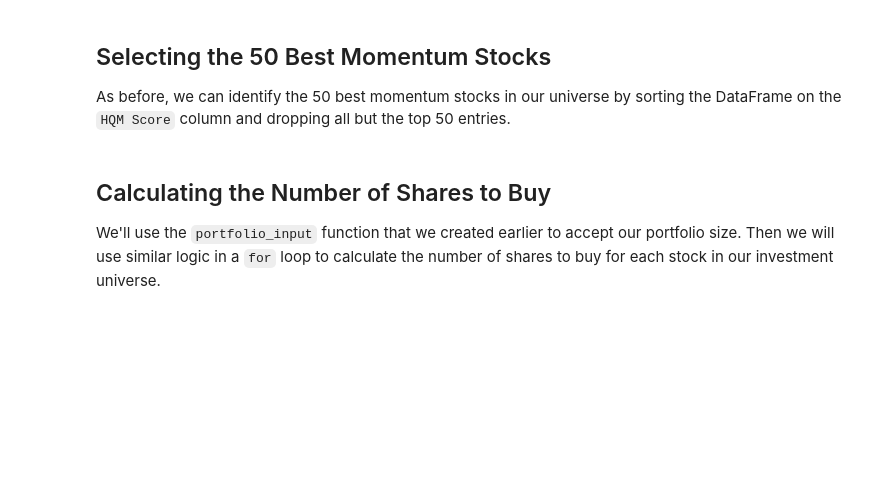
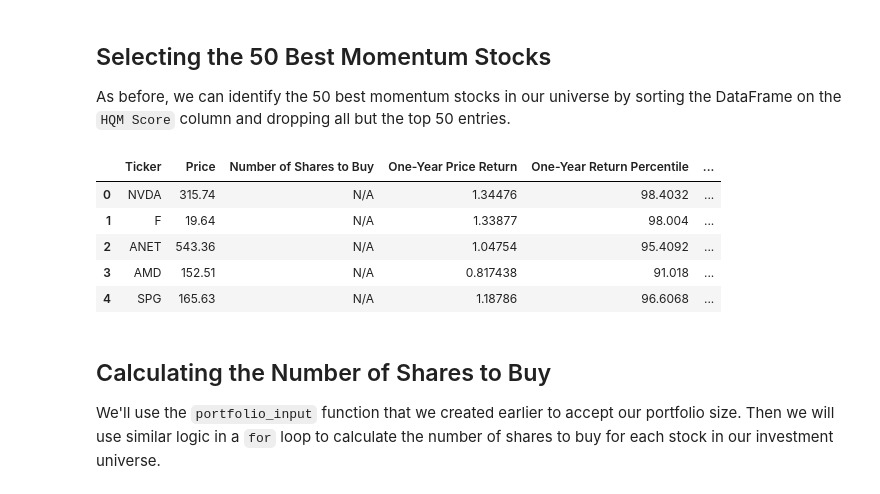
Before and after one commit to gyalpodongo/algorithmic_trading_python, a Jupyter notebook: 002_quantitative_momentum_strategy.ipynb, the cells around one changed output. Drawn from its saved outputs; the diff is of its cells as text; code cells hidden in the pictures; blank space fills up the shorter version.

```diff
--- a/002_quantitative_momentum_strategy.ipynb
+++ b/002_quantitative_momentum_strategy.ipynb
@@ -242,6 +307,18 @@ To calculate arithmetic mean, we will use the `mean` function from Python's buil
 ## Selecting the 50 Best Momentum Stocks
 
 As before, we can identify the 50 best momentum stocks in our universe by sorting the DataFrame on the `HQM Score` column and dropping all but the top 50 entries.
+# %%
+hqm_dataframe.sort_values('HQM Score', ascending = False, inplace=True)
+hqm_dataframe = hqm_dataframe[:50]
+hqm_dataframe.reset_index(inplace=True, drop=True)
+hqm_dataframe.head()
+# %% [output]
+|  | Ticker | Price | Number of Shares to Buy | One-Year Price Return | One-Year Return Percentile | ... |
+| 0 | NVDA | 315.74 | N/A | 1.34476 | 98.4032 | ... |
+| 1 | F | 19.64 | N/A | 1.33877 | 98.004 | ... |
+| 2 | ANET | 543.36 | N/A | 1.04754 | 95.4092 | ... |
+| 3 | AMD | 152.51 | N/A | 0.817438 | 91.018 | ... |
+| 4 | SPG | 165.63 | N/A | 1.18786 | 96.6068 | ... |
 # %% [markdown]
 ## Calculating the Number of Shares to Buy
 
```
Also changed, not shown: parts of 13 cells of this notebook, 1 other file.
